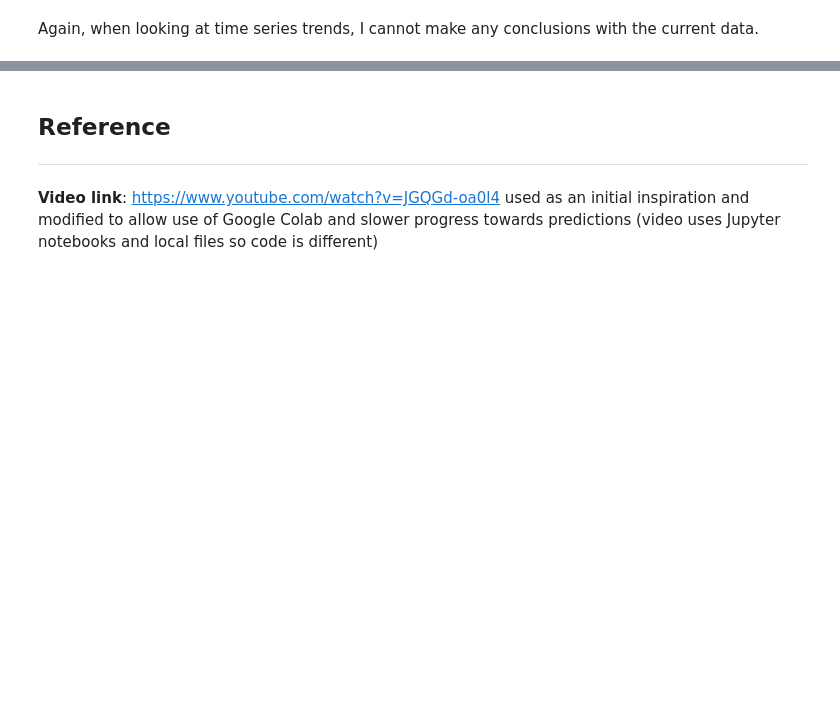
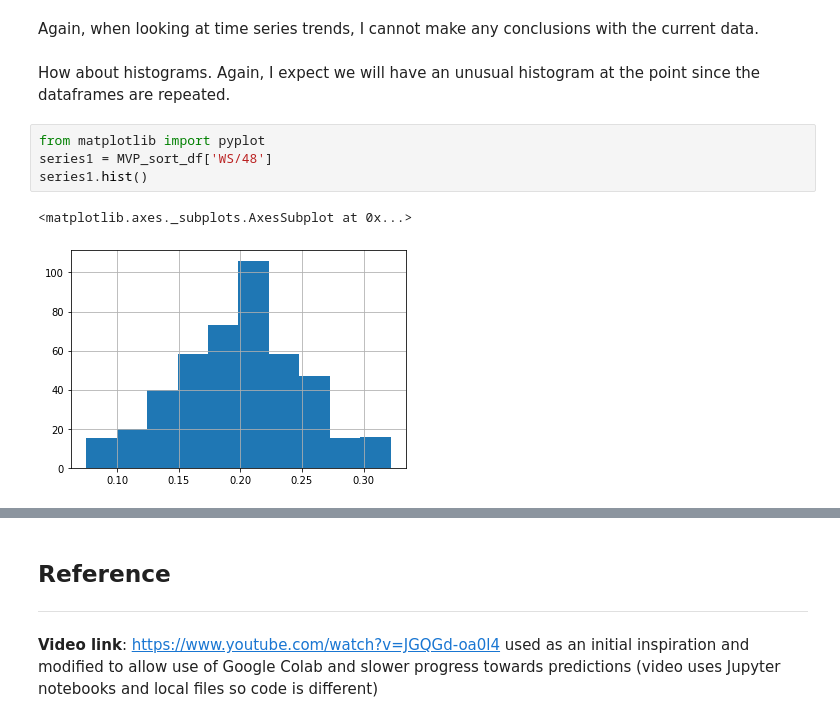
Before and after one commit to JaySanthanam/Programming-for-data, a Jupyter notebook: Projects/NBA.ipynb, the cells around one changed output, grey strips where cells are left out. Drawn from its saved outputs; the diff is of its cells as text; blank space fills up the shorter version.

```diff
--- a/Projects/NBA.ipynb
+++ b/Projects/NBA.ipynb
@@ -224,2 +222,11 @@ This shows that the winshares for the top ranked players are pretty similar. Whi
 # %% [markdown]
 Again, when looking at time series trends, I cannot make any conclusions with the current data.
+# %% [markdown]
+How about histograms. Again, I expect we will have an unusual histogram at the point since the dataframes are repeated.
+# %%
+from matplotlib import pyplot
+series1 = MVP_sort_df['WS/48']
+series1.hist()
+# %% [output]
+<matplotlib.axes._subplots.AxesSubplot at 0x...>
+[figure, added]
```
Also changed, not shown: parts of 6 cells of this notebook.
